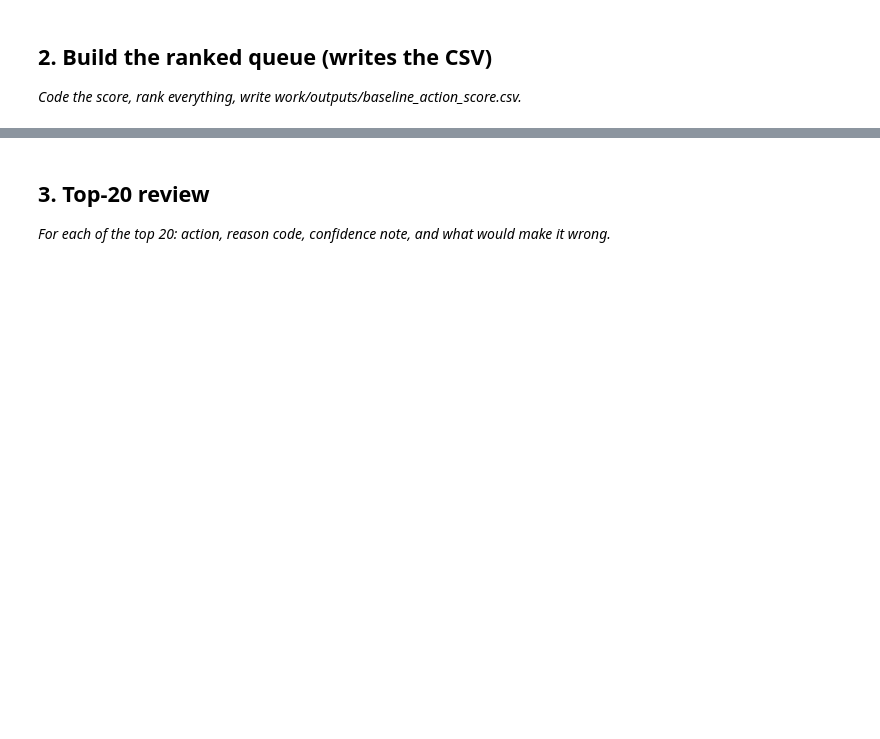
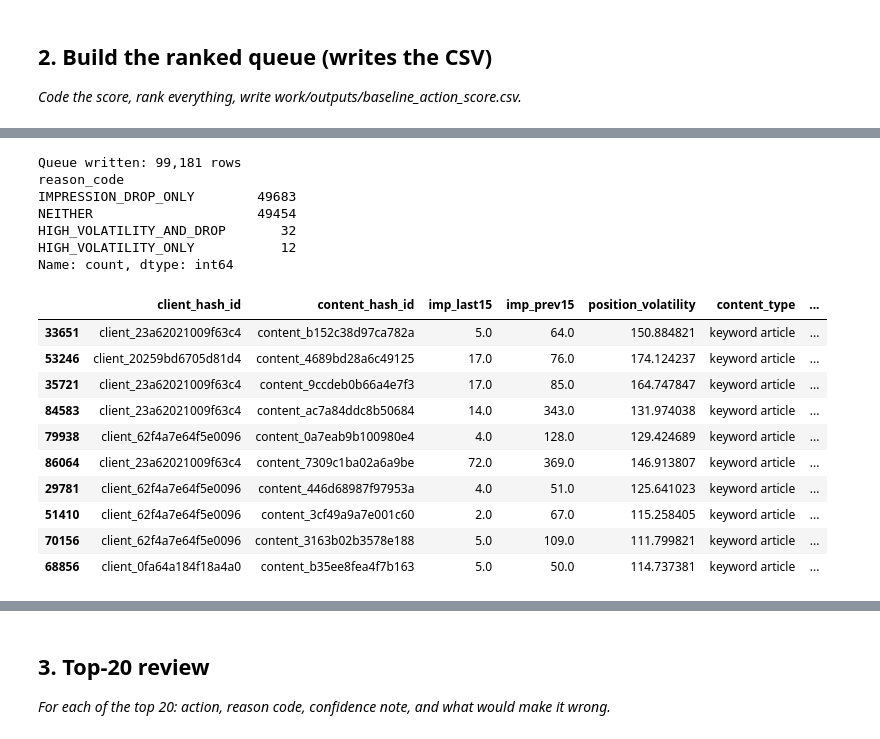
Before and after one commit to ameemaiqbal/flyrank-ml-internship, a Jupyter notebook: work/notebooks/w04_baseline_score.ipynb, the cells around one changed output, grey strips where cells are left out. Cells and saved outputs as stored; diff of their text form; code cells hidden in the pictures; blank space fills up the shorter version.

```diff
--- a/work/notebooks/w04_baseline_score.ipynb
+++ b/work/notebooks/w04_baseline_score.ipynb
@@ -22,0 +77,54 @@ This skeleton is yours to fill. Work the sections **in order** — each one has
+# %%
+import numpy as np
+import os
+
+data['impression_drop_pct'] = (data['imp_prev15'] - data['imp_last15']) / data['imp_prev15'].clip(lower=1)
+
+def normalize(s):
+    return (s - s.min()) / (s.max() - s.min())
+
+data['volatility_norm'] = normalize(data['position_volatility'])
+data['drop_norm'] = normalize(data['impression_drop_pct'].clip(lower=0))
+
+data['action_score'] = data['volatility_norm'] + data['drop_norm']
+
+high_vol = data['volatility_norm'] > 0.5
+has_drop = data['impression_drop_pct'] > 0.2
+
+conditions = [
+    high_vol & has_drop,
+    high_vol & ~has_drop,
+    ~high_vol & has_drop,
+]
+choices = ['HIGH_VOLATILITY_AND_DROP', 'HIGH_VOLATILITY_ONLY', 'IMPRESSION_DROP_ONLY']
+data['reason_code'] = np.select(conditions, choices, default='NEITHER')
+
+queue = data.sort_values('action_score', ascending=False)
+
+os.makedirs('work/outputs', exist_ok=True)
+queue[['client_hash_id', 'content_hash_id', 'content_type', 'position_volatility',
+       'impression_drop_pct', 'action_score', 'reason_code']].to_csv(
+    'work/outputs/baseline_action_score.csv', index=False)
+
+print(f"Queue written: {len(queue):,} rows")
+print(queue['reason_code'].value_counts())
+queue.head(10)
+# %% [output]
+Queue written: 99,181 rows
+reason_code
+IMPRESSION_DROP_ONLY        49683
+NEITHER                     49454
+HIGH_VOLATILITY_AND_DROP       32
+HIGH_VOLATILITY_ONLY           12
+Name: count, dtype: int64
+|  | client_hash_id | content_hash_id | imp_last15 | imp_prev15 | position_volatility | content_type | ... |
+| 33651 | client_23a62021009f63c4 | content_b152c38d97ca782a | 5.0 | 64.0 | 150.884821 | keyword article | ... |
+| 53246 | client_20259bd6705d81d4 | content_4689bd28a6c49125 | 17.0 | 76.0 | 174.124237 | keyword article | ... |
+| 35721 | client_23a62021009f63c4 | content_9ccdeb0b66a4e7f3 | 17.0 | 85.0 | 164.747847 | keyword article | ... |
+| 84583 | client_23a62021009f63c4 | content_ac7a84ddc8b50684 | 14.0 | 343.0 | 131.974038 | keyword article | ... |
+| 79938 | client_62f4a7e64f5e0096 | content_0a7eab9b100980e4 | 4.0 | 128.0 | 129.424689 | keyword article | ... |
+| 86064 | client_23a62021009f63c4 | content_7309c1ba02a6a9be | 72.0 | 369.0 | 146.913807 | keyword article | ... |
+| 29781 | client_62f4a7e64f5e0096 | content_446d68987f97953a | 4.0 | 51.0 | 125.641023 | keyword article | ... |
+| 51410 | client_62f4a7e64f5e0096 | content_3cf49a9a7e001c60 | 2.0 | 67.0 | 115.258405 | keyword article | ... |
+| 70156 | client_62f4a7e64f5e0096 | content_3163b02b3578e188 | 5.0 | 109.0 | 111.799821 | keyword article | ... |
+| 68856 | client_0fa64a184f18a4a0 | content_b35ee8fea4f7b163 | 5.0 | 50.0 | 114.737381 | keyword article | ... |
```
Also changed, not shown: parts of 12 cells of this notebook.
